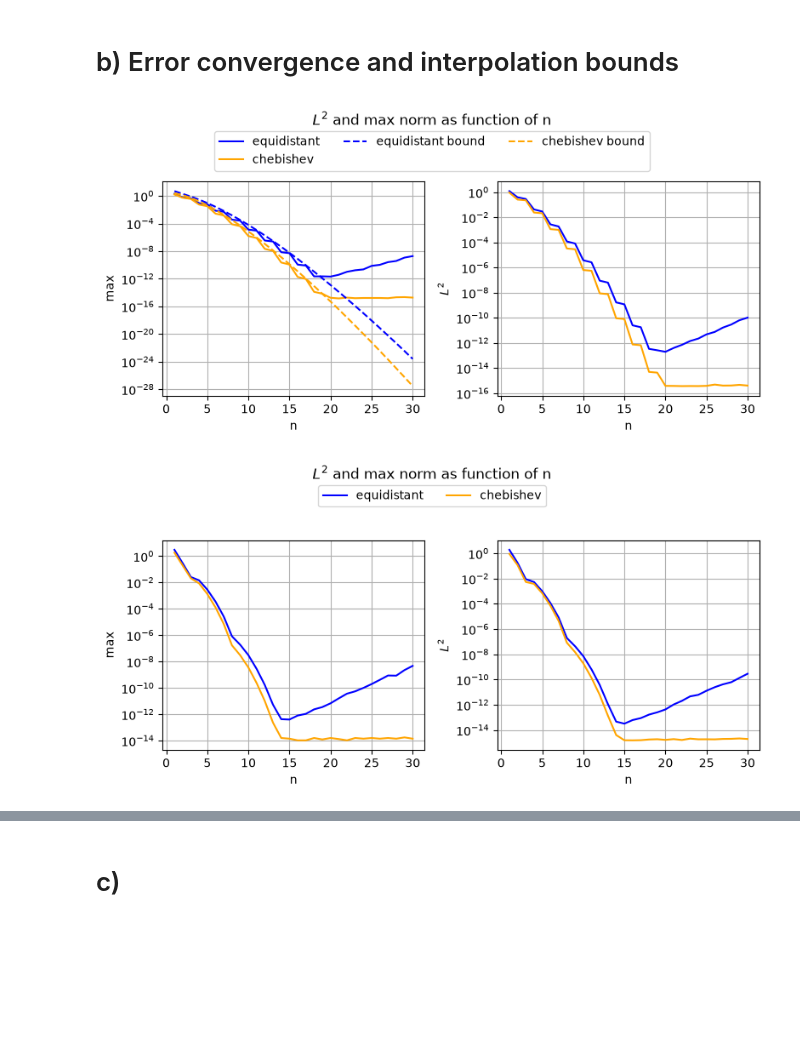
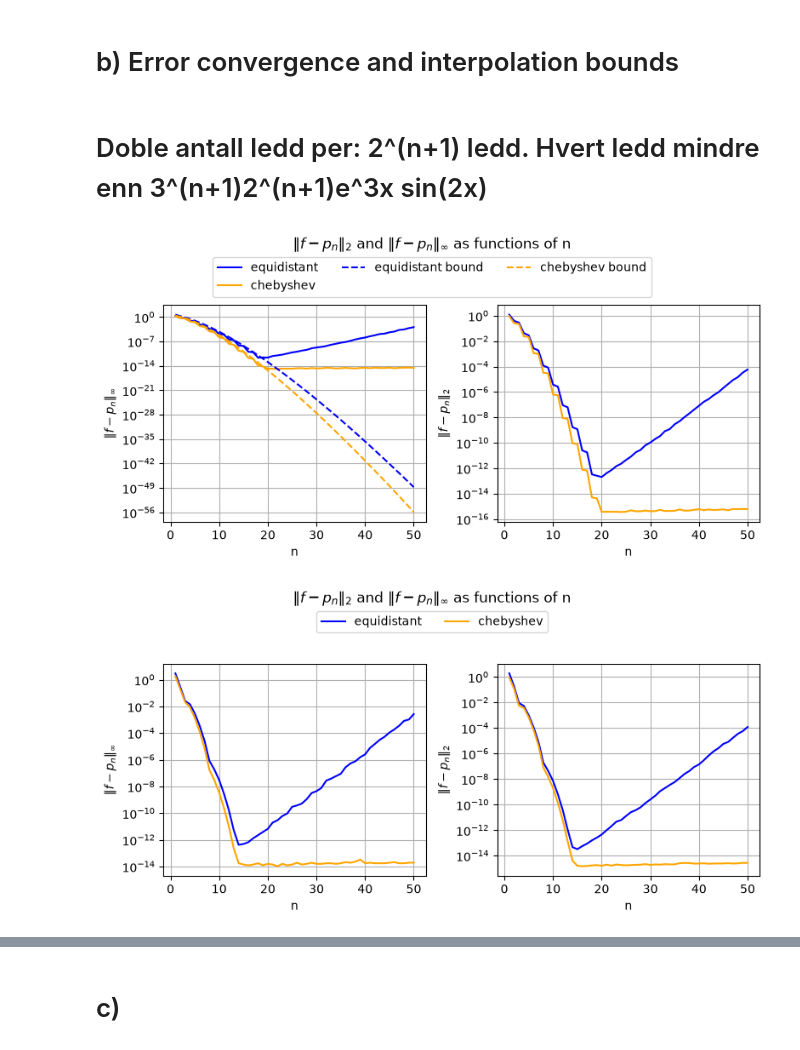
Before and after one commit to KristofferEide06/TMA4215, a Jupyter notebook: project_1/notebooks/project_1.ipynb, the cells around one changed output, grey strips where cells are left out. Cells and saved outputs as stored; diff of their text form; code cells hidden in the pictures; blank space fills up the shorter version.

```diff
--- a/project_1/notebooks/project_1.ipynb
+++ b/project_1/notebooks/project_1.ipynb
@@ -70,3 +72,5 @@ plt.show()
 # %% [markdown]
 # b) Error convergence and interpolation bounds
+# %% [markdown]
+# Doble antall ledd per: 2^(n+1) ledd. Hvert ledd mindre enn 3^(n+1)2^(n+1)e^3x sin(2x)
 # %%
@@ -74,25 +81,26 @@ from tma4215_project1.analysis.plots.lagrange_plots import(
     compare_l2_max_norm,
 )
 # %%
-n_arr_b = np.arange(1, 31, dtype = np.int64)
+n_arr_b = np.arange(1, 51, dtype = np.int64)
 
 fig, axs = compare_l2_max_norm(
     fun = f,
     interval = (0.0, 1.0),
     n_arr = n_arr_b,
     bound = True,
+    use_numeric_calc = True,
     savefig = SAVE_FIGURES,
 )
 plt.show()
 
 fig, axs = compare_l2_max_norm(
     fun = g,
     interval = (0.0, np.pi / 4),
     n_arr = n_arr_b,
     bound = False,
     savefig = SAVE_FIGURES,
 )
 plt.show()
 # %% [output]
-[figure, old version]
+[figure, new version]
-[figure, old version]
+[figure, new version]
```
Also changed, not shown: parts of 37 cells of this notebook, 8 other files.
